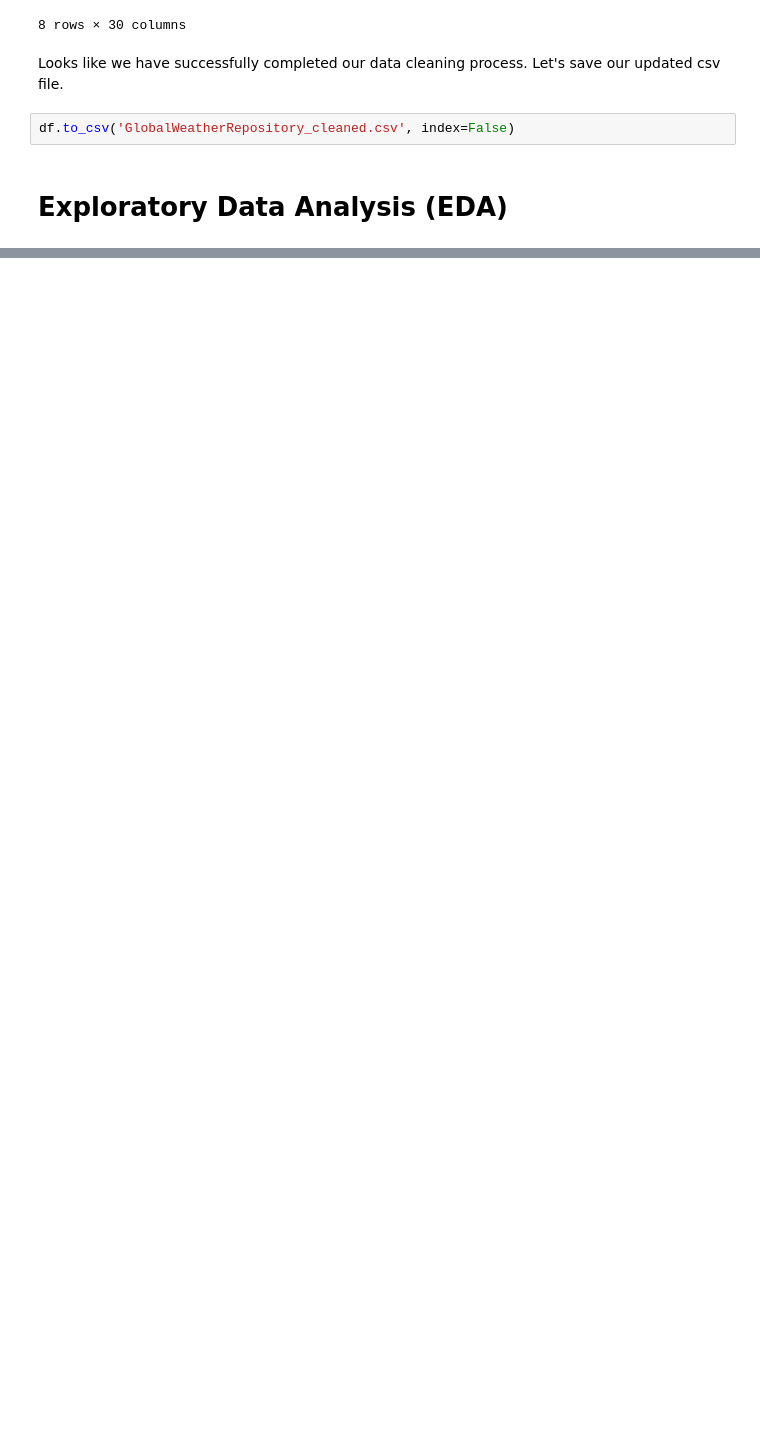
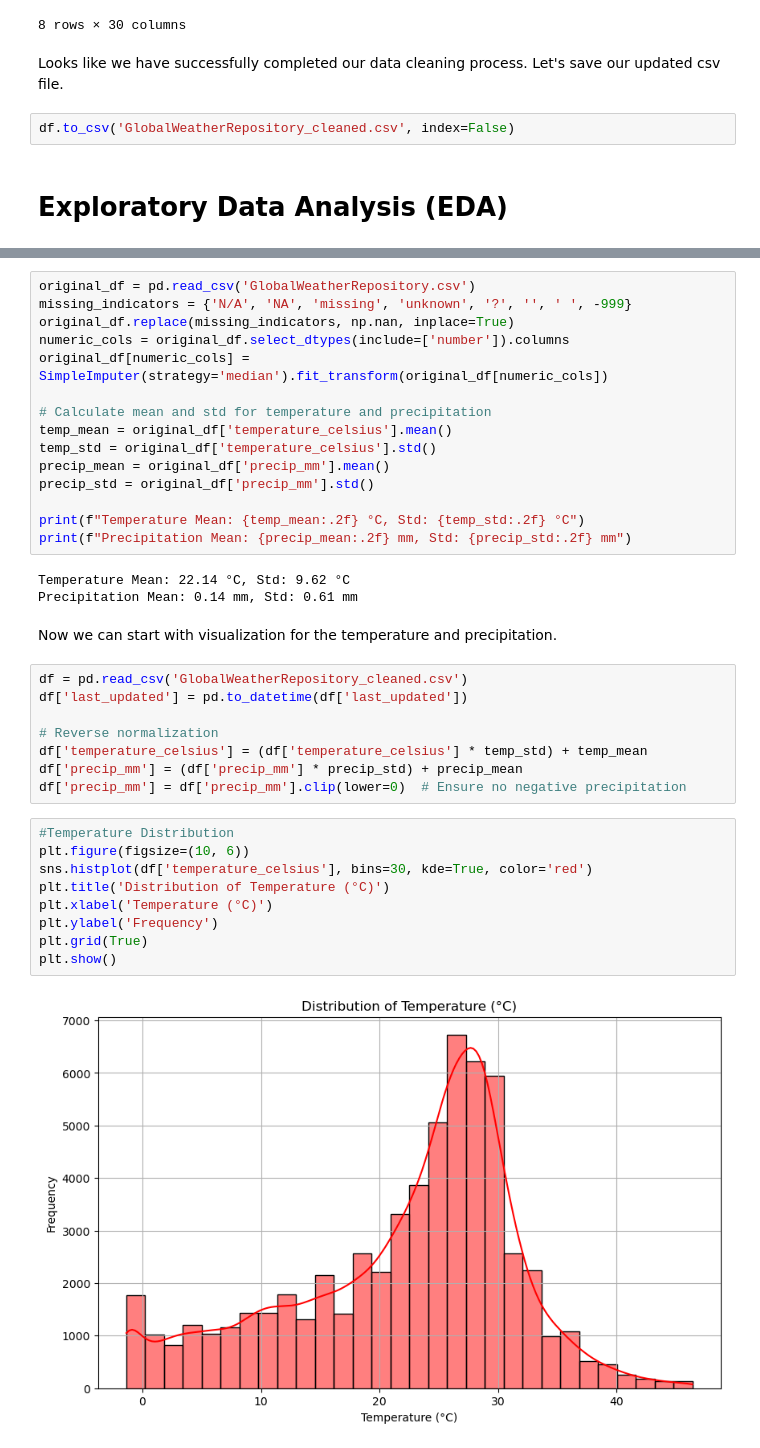
Before and after one commit to ShivamBhosale/PM-Accelerator, a Jupyter notebook: Global_Weather_Repository.ipynb, the cells around one changed output, grey strips where cells are left out. Drawn from its saved outputs; the diff is of its cells as text; blank space fills up the shorter version.

```diff
--- a/Global_Weather_Repository.ipynb
+++ b/Global_Weather_Repository.ipynb
@@ -124,0 +129,39 @@ df.to_csv('GlobalWeatherRepository_cleaned.csv', index=False)
+# %%
+original_df = pd.read_csv('GlobalWeatherRepository.csv')
+missing_indicators = {'N/A', 'NA', 'missing', 'unknown', '?', '', ' ', -999}
+original_df.replace(missing_indicators, np.nan, inplace=True)
+numeric_cols = original_df.select_dtypes(include=['number']).columns
+original_df[numeric_cols] = SimpleImputer(strategy='median').fit_transform(original_df[numeric_cols])
+
+# Calculate mean and std for temperature and precipitation
+temp_mean = original_df['temperature_celsius'].mean()
+temp_std = original_df['temperature_celsius'].std()
+precip_mean = original_df['precip_mm'].mean()
+precip_std = original_df['precip_mm'].std()
+
+print(f"Temperature Mean: {temp_mean:.2f} °C, Std: {temp_std:.2f} °C")
+print(f"Precipitation Mean: {precip_mean:.2f} mm, Std: {precip_std:.2f} mm")
+# %% [output]
+Temperature Mean: 22.14 °C, Std: 9.62 °C
+Precipitation Mean: 0.14 mm, Std: 0.61 mm
+# %% [markdown]
+Now we can start with visualization for the temperature and precipitation.
+# %%
+df = pd.read_csv('GlobalWeatherRepository_cleaned.csv')
+df['last_updated'] = pd.to_datetime(df['last_updated'])
+
+# Reverse normalization
+df['temperature_celsius'] = (df['temperature_celsius'] * temp_std) + temp_mean
+df['precip_mm'] = (df['precip_mm'] * precip_std) + precip_mean
+df['precip_mm'] = df['precip_mm'].clip(lower=0)  # Ensure no negative precipitation
+# %%
+#Temperature Distribution
+plt.figure(figsize=(10, 6))
+sns.histplot(df['temperature_celsius'], bins=30, kde=True, color='red')
+plt.title('Distribution of Temperature (°C)')
+plt.xlabel('Temperature (°C)')
+plt.ylabel('Frequency')
+plt.grid(True)
+plt.show()
+# %% [output]
+[figure, added]
```
Also changed, not shown: parts of 8 cells of this notebook.
